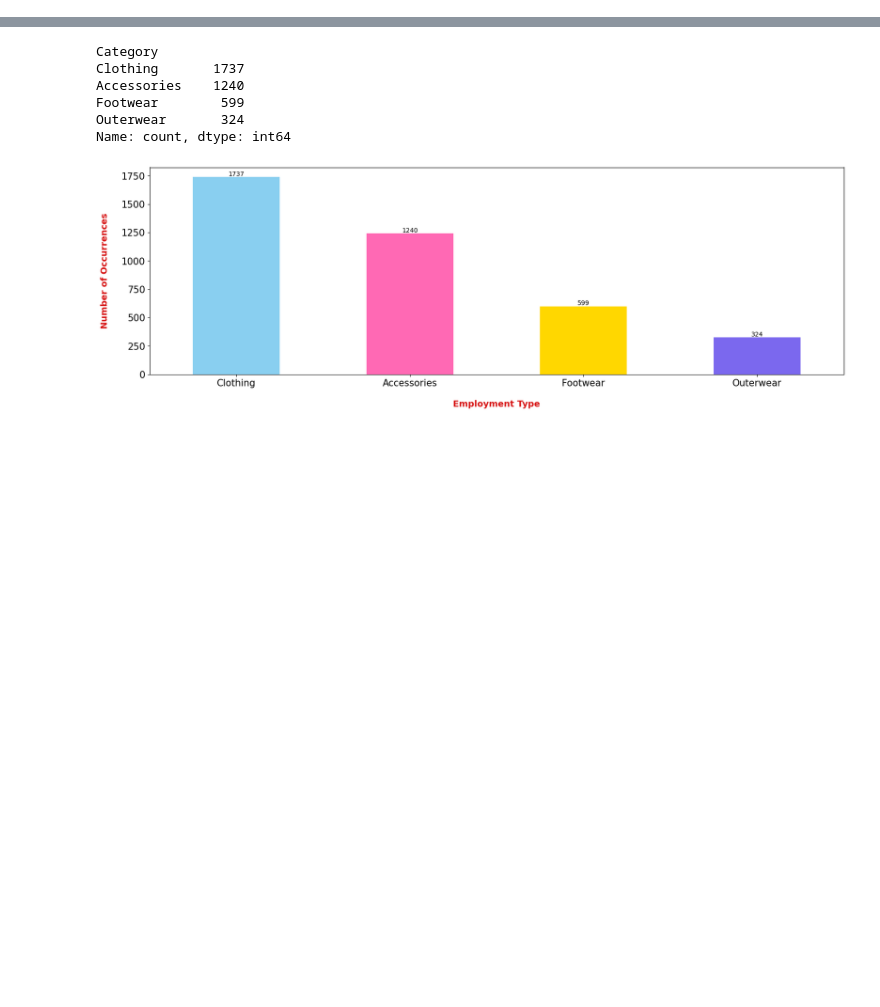
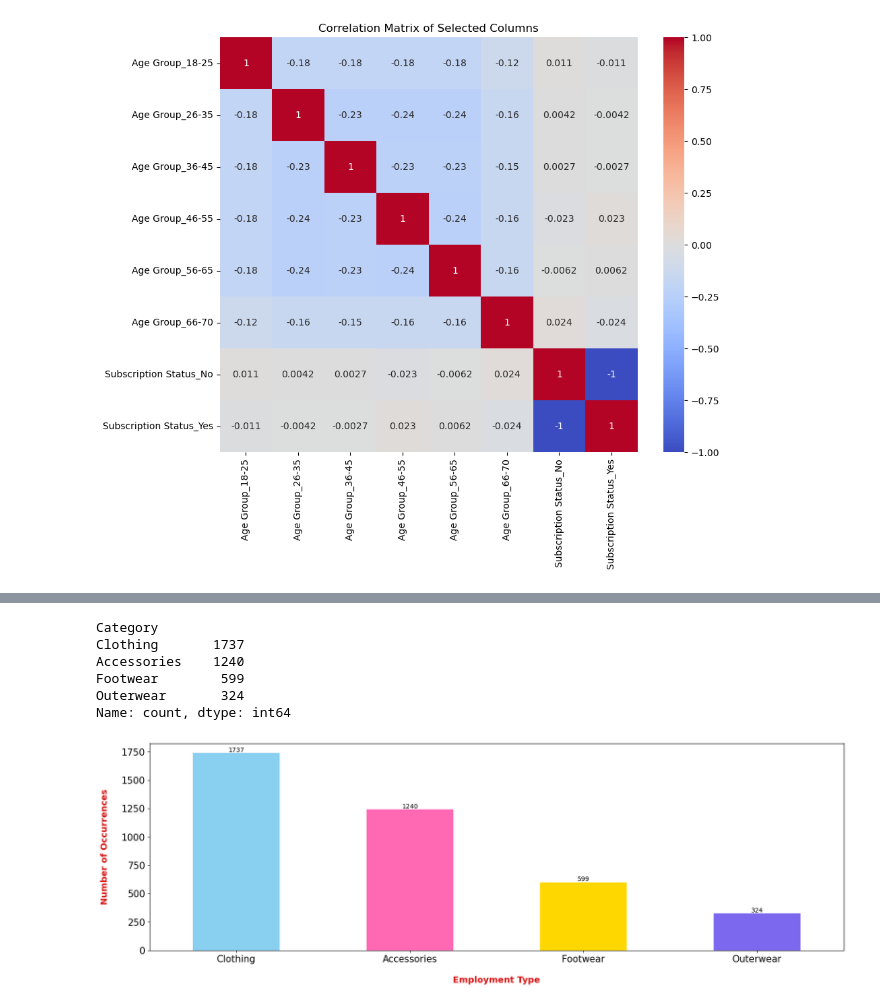
Before and after one commit to hailhp/DEANCNTT, a Jupyter notebook: analyst.ipynb, the cells around one changed output, grey strips where cells are left out. Saved outputs shown, nothing was run; the diff lists cells and outputs as text; code cells hidden in the pictures; blank space fills up the shorter version.

```diff
--- a/2.ipynb
+++ b/analyst.ipynb
@@ -21,0 +118,21 @@ df.head(7)
+# %%
+# Tạo bản sao
+df_selected = df.copy()
+# Chỉ chọn các cột quan trọng
+important_columns = ['Age Group', 'Subscription Status']
+# Lọc DataFrame chỉ với các cột quan trọng
+df_selected = df_selected[important_columns]
+
+# Sử dụng get_dummies để chuyển đổi các cột phân loại sang dạng số nếu có
+df_selected = pd.get_dummies(df_selected, drop_first=False)
+
+# Kiểm tra mối tương quan giữa các biến trong các cột quan trọng
+corr = df_selected.corr()
+
+# Vẽ heatmap để xem mối quan hệ
+plt.figure(figsize=(10,8))
+sns.heatmap(corr, annot=True, cmap='coolwarm')
+plt.title('Correlation Matrix of Selected Columns')
+plt.show()
+# %% [output]
+[figure, added]
```
Also changed, not shown: parts of 32 cells of this notebook, 2 other files.
